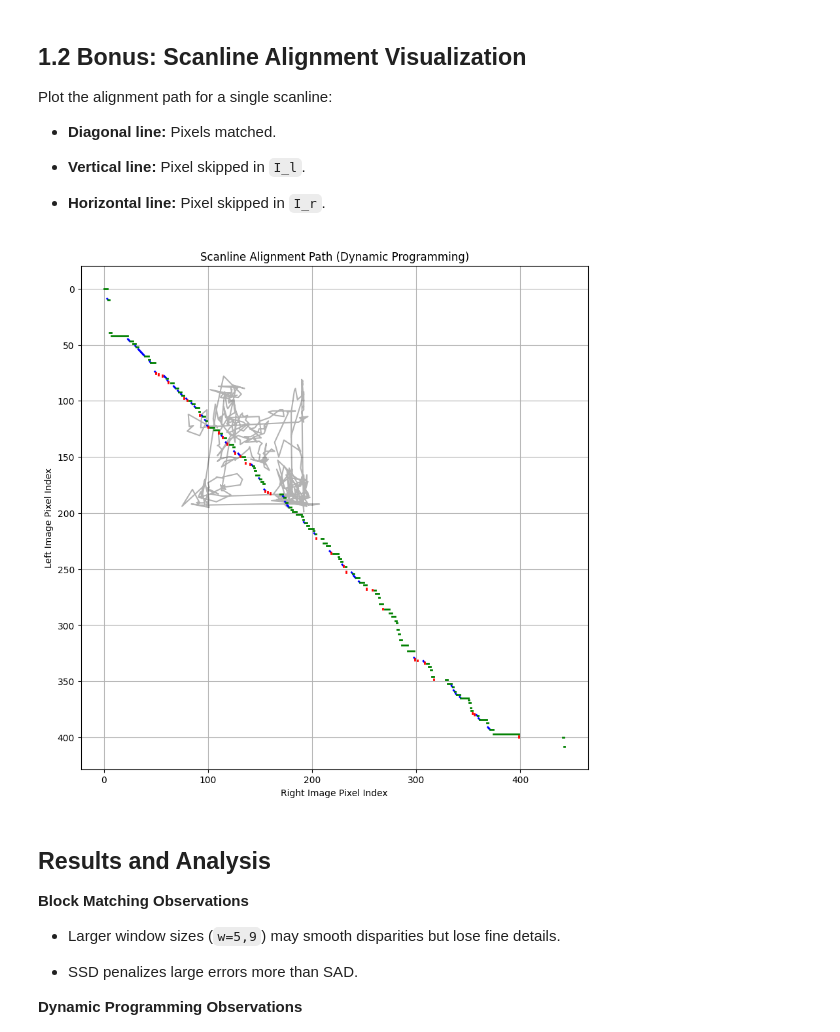
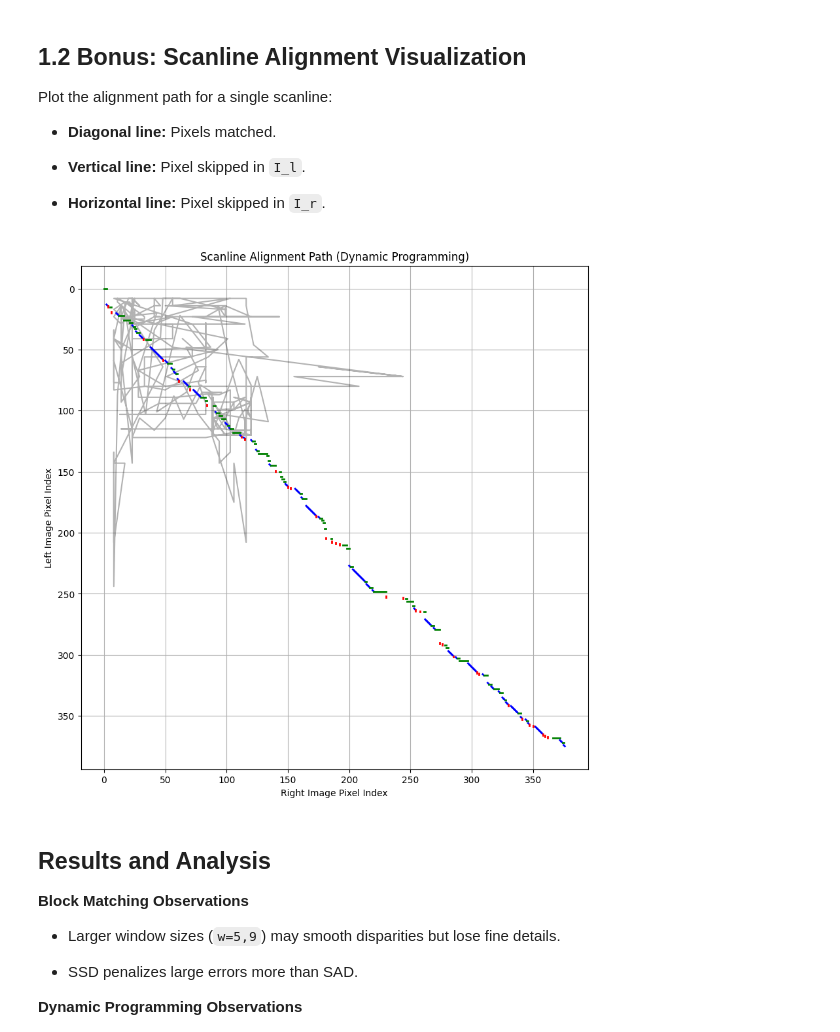
Before and after one commit to R4DIOAKTIV/Stereo-Vision, a Jupyter notebook: main.ipynb, the cells around one changed output. Drawn from its saved outputs; the diff is of its cells as text; code cells hidden in the pictures.

```diff
--- a/main.ipynb
+++ b/main.ipynb
@@ -12,8 +12,8 @@ import matplotlib.pyplot as plt
 import warnings
 warnings.filterwarnings('ignore')
 
-left = cv2.imread('stereo_materials/l3.png', cv2.IMREAD_GRAYSCALE)
-right = cv2.imread('stereo_materials/r3.png', cv2.IMREAD_GRAYSCALE)
+left = cv2.imread('stereo_materials/l1.png', cv2.IMREAD_GRAYSCALE)
+right = cv2.imread('stereo_materials/r1.png', cv2.IMREAD_GRAYSCALE)
 
 window_sizes = [1, 5, 9]
 # %% [markdown]
@@ -213,7 +214,7 @@ Plot the alignment path for a single scanline:
 
 * **Horizontal line:** Pixel skipped in `I_r`.
 # %%
-def plot_alignment(path, left_line, right_line):
+def plot_alignment(path, left_line, right_line, save_path):
     plt.figure(figsize=(10, 10))
     plt.plot(right_line, left_line, 'k-', alpha=0.3)  # Reference line
 
@@ -232,18 +233,22 @@ def plot_alignment(path, left_line, right_line):
     plt.ylabel("Left Image Pixel Index")
     plt.gca().invert_yaxis()  # Match assignment's convention
     plt.grid()
+
+    if save_path:
+        plt.savefig(save_path, dpi=300, bbox_inches='tight')
+
     plt.show()
 # %%
 scanline_idx = 100  # Choose a representative row (e.g., middle)
 left_line = left[scanline_idx, :]
 right_line = right[scanline_idx, :]
 
 D = dynamic_programming(left_line, right_line)
 path, _ = backtrack(D, left_line, right_line)
 
-plot_alignment(path, left_line, right_line)
+plot_alignment(path, left_line, right_line, 'Outputs/Alignment Plot/plot_1.png')
 # %% [output]
-[figure, old version]
+[figure, new version]
 # %% [markdown]
 ## **Results and Analysis**
 **Block Matching Observations**
```
Also changed, not shown: parts of 1 cell of this notebook, 27 other files.
